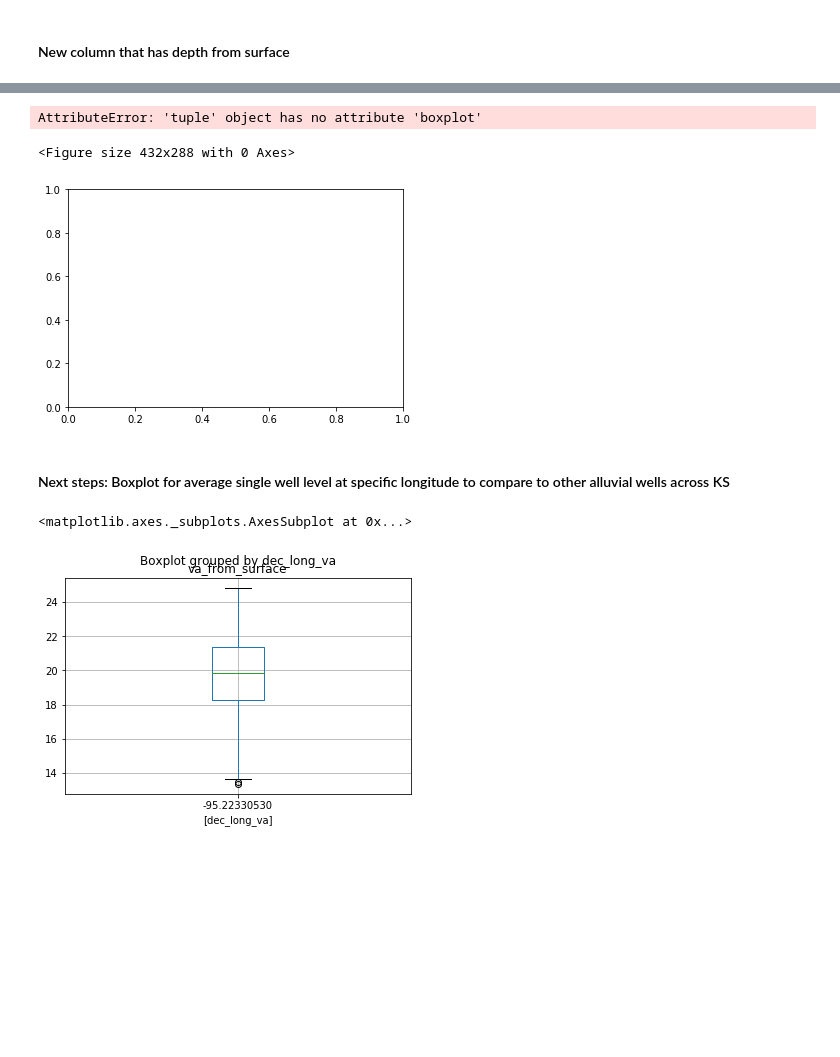
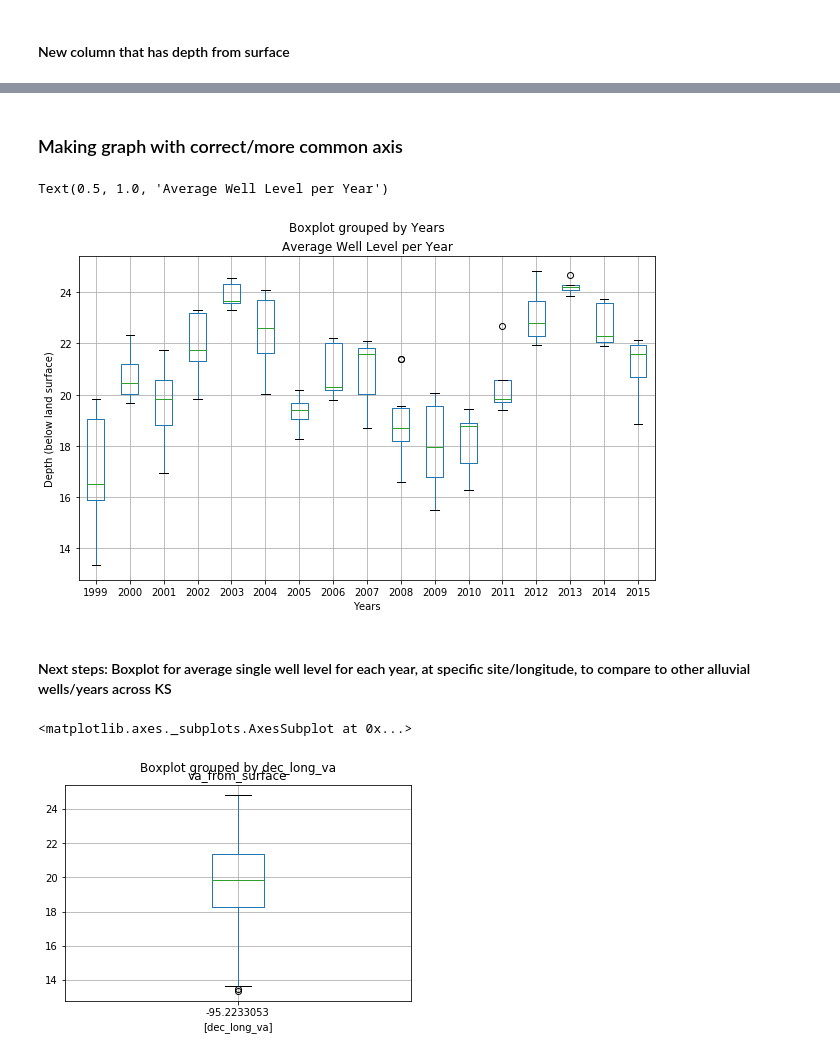
Before and after one commit to brewaterman/GroundwaterVariation, a Jupyter notebook: SecondSemesterProject.ipynb, the cells around one changed output, grey strips where cells are left out. Drawn from its saved outputs; the diff is of its cells as text; code cells hidden in the pictures; blank space fills up the shorter version.

```diff
--- a/SecondSemesterProject.ipynb
+++ b/SecondSemesterProject.ipynb
@@ -28,7 +28,7 @@ df.head(2)
 | 0 | 5s | 15s | 6s | 10d | 5d | 5s | 12s | 12s | 10s | ... |
 | 1 | USGS | 390006095132301 | GW | 1999-01-05 | NaN | NaN | NaN | 814.50 | NGVD29 | ... |
 # %%
-datawith0 = df[["site_no", "lev_dt", "sl_lev_va", "sl_datum_cd"]]
-wellData = datawith0.drop(0)
+df[["site_no", "lev_dt", "sl_lev_va", "sl_datum_cd"]]
+wellData = df.drop(0)
 wellData.head(5)
 # %% [output]
@@ -182,9 +198,10 @@ dftotal.head(5)
 # %% [markdown]
 #### Convert data objects to usable types (float)
 # %%
-dftotal = dftotal.astype({"alt_va": float},
-                        {"dec_lat_va": float},
-                        {"dec_long_va": float})
+dftotal = dftotal.astype({"alt_va": float,
+                        "dec_lat_va": float,
+                        "dec_long_va": float,
+                        "sl_lev_va": float})
 dftotal.info()
 # %% [output]
 <class 'pandas.core.frame.DataFrame'>
@@ -220,25 +279,18 @@ dftotal.head(5)
+# %% [markdown]
+### Making graph with correct/more common axis
 # %%
-plt.figure()
-ax1 = plt.subplots()
-ax1.boxplot(dftotal[['sl_lev_va', 'Years']])
-
-ax2 = ax1.twinx() #so they share
-ax2.boxplot(dftotal[['va_from_surface', 'Years']])
-
-ax1.set_xlabel("Years")  #sharing x labels
-ax1.set_ylabel("Depth (above datum)")
-ax2.set_ylabel("Depth (below land surface)")
-
-ax1.set_title('Average Well Datum Value per Year')
+ax1 = dftotal[['va_from_surface', 'Years']].boxplot(by='Years', figsize=(10, 6))
+ax1.set_xlabel('Years')
+ax1.set_ylabel('Depth (below land surface)')
+ax1.set_title('Average Well Level per Year')
 #plt.savefig('gwlevelsLawrence.jpg')
 # %% [output]
-AttributeError: 'tuple' object has no attribute 'boxplot'
+Text(0.5, 1.0, 'Average Well Level per Year')
-<Figure size 432x288 with 0 Axes>
-[figure, old version]
+[figure, new version]
 # %% [markdown]
-#### Next steps: Boxplot for average single well level at specific longitude to compare to other alluvial wells across KS
+#### Next steps: Boxplot for average single well level for each year, at specific site/longitude, to compare to other alluvial wells/years across KS
 # %%
 dftotal.boxplot(column=['va_from_surface'], by=['dec_long_va'])
 # %% [output]
 <matplotlib.axes._subplots.AxesSubplot at 0x...>
-[figure, old version]
+[figure, new version]
```
Also changed, not shown: parts of 12 cells of this notebook, 13 other files.
